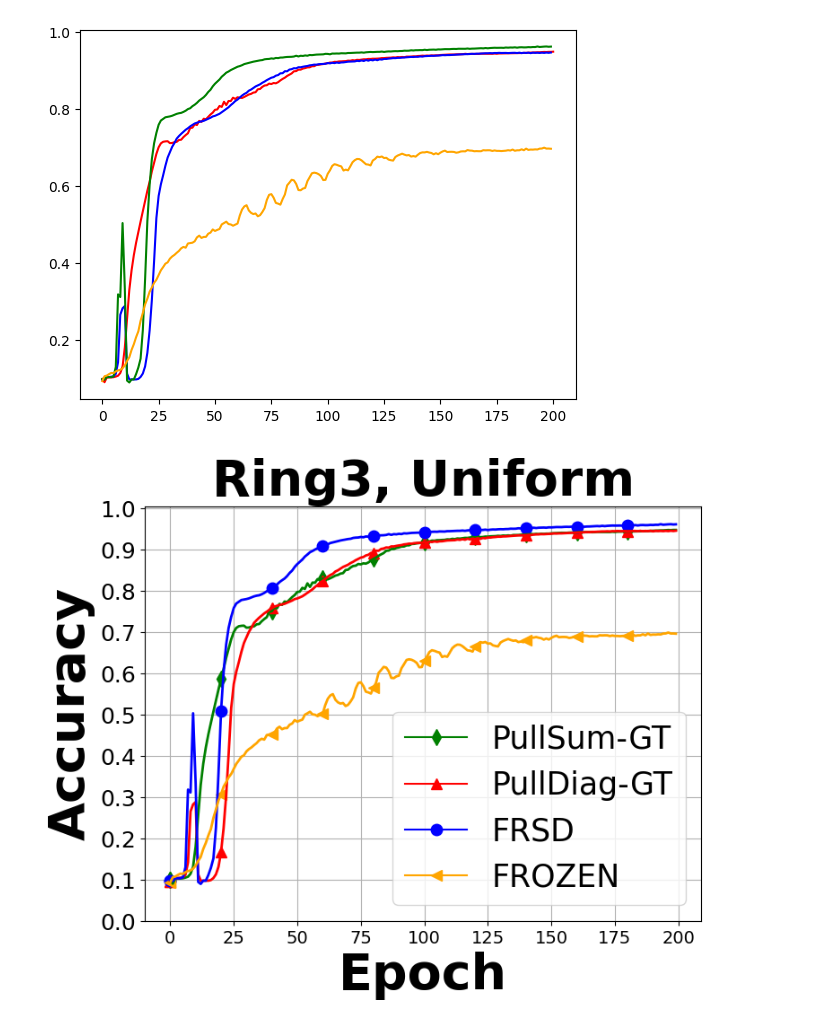
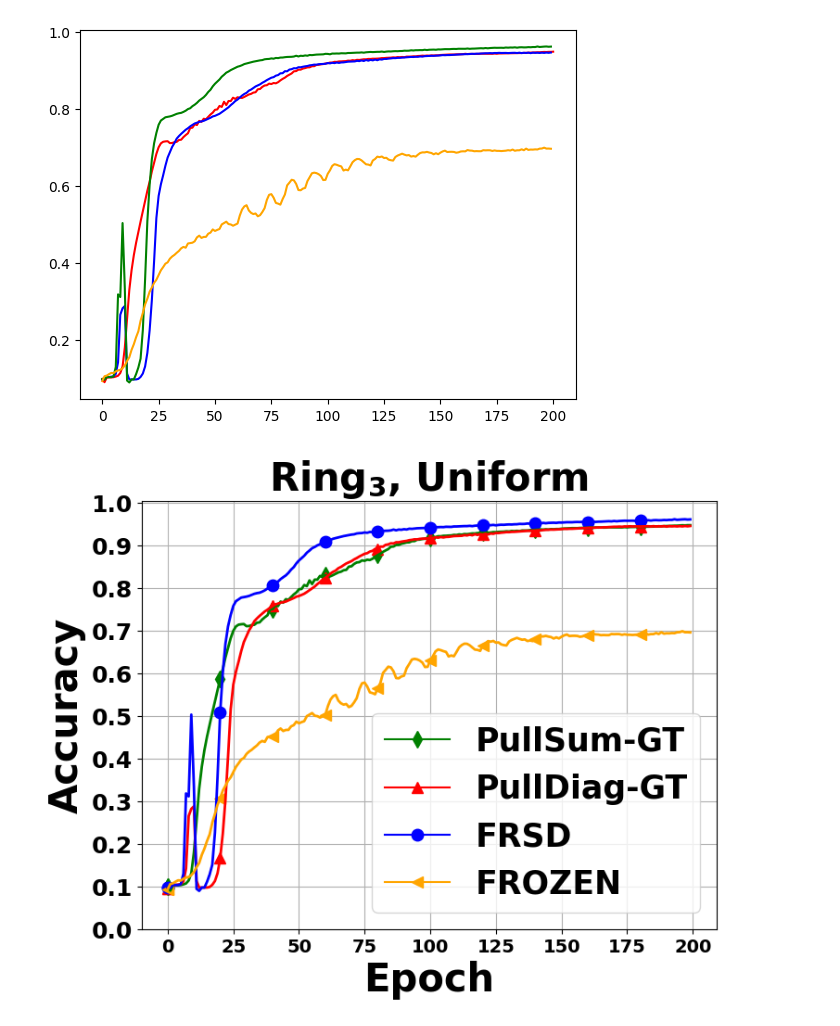
Before and after one commit to Luoxiaogan/PullSum_MNIST, a Jupyter notebook: code/神经网络实验/MNIST最终实验/新的实验/Ring3, 小异质性.ipynb, the cells around one changed output. Saved outputs shown, nothing was run; the diff lists cells and outputs as text; code cells hidden in the pictures.

```diff
--- a/code/神经网络实验/MNIST最终实验/新的实验/Ring3, 小异质性.ipynb
+++ b/code/神经网络实验/MNIST最终实验/新的实验/Ring3, 小异质性.ipynb
@@ -159,42 +159,44 @@ FRSD_aa1=df['FRSD_aa1']
 FROZEN_aa1=df['FROZEN_aa1']
 # %%
 # plot the results
+from matplotlib.font_manager import FontProperties
 a=200
 grads = [Sum_aa1[:a], Diag_aa1[:a], FRSD_aa1[:a], FROZEN_aa1[:a]]
 legend = ['PullSum-GT', 'PullDiag-GT', 'FRSD', 'FROZEN']
-title = "Ring3, Uniform"
+title = r"Ring$\mathbf{_3}$, Uniform"
 save = '/root/GanLuo/PullSum_MNIST/code/神经网络实验/MNIST最终实验/图片/Ring_3, 20节点, 小异质性.pdf'
 ylabel = 'Accuracy'
 
 plt.rcParams['figure.figsize'] = 8, 6
 plt.figure()
 xlen = len(grads[0])
 colors = ['green', 'red', 'blue', 'orange', 'purple', 'cyan']
 markers = ['d', '^', 'o', '<', '*', 's']
 idx_set = np.arange(0, xlen, xlen // 10)
 
 for i in range(len(grads)):
     plt.plot(0, grads[i][0], color=colors[i], marker=markers[i], markersize=9)
 
 for i in range(len(grads)):
     for idx in idx_set:
         plt.plot(idx, grads[i][idx], color=colors[i], marker=markers[i], markersize=9, linestyle='None')
 
 for i in range(len(grads)):
     plt.plot(np.arange(xlen), grads[i], linewidth=2.0, color=colors[i])
 
-plt.legend(legend, fontsize=25)
-plt.xlabel('Epoch', fontsize=40, fontweight='bold')
-plt.ylabel(ylabel, fontsize=40, fontweight='bold')
-plt.title(title, fontsize=40, fontweight='bold')
+font_properties = FontProperties(weight='bold', size=25)
+plt.legend(legend,prop=font_properties)
+plt.xlabel('Epoch', fontsize=30, fontweight='bold')
+plt.ylabel(ylabel, fontsize=30, fontweight='bold')
+plt.title(title, fontsize=30, fontweight='bold')
 plt.grid(True)
 
 # Set denser y-ticks
 y_ticks = np.arange(0, 1.1, 0.1)  # Adjust this range and step as needed
-plt.yticks(y_ticks, fontsize=18)
+plt.yticks(y_ticks, fontsize=18,fontweight='bold')
 
-plt.xticks(fontsize=14)
+plt.xticks(fontsize=14,fontweight='bold')
 plt.savefig(save, bbox_inches='tight')
 plt.show()
 # %% [output]
-[figure, old version]
+[figure, new version]
```
Also changed, not shown: 9 other files.
